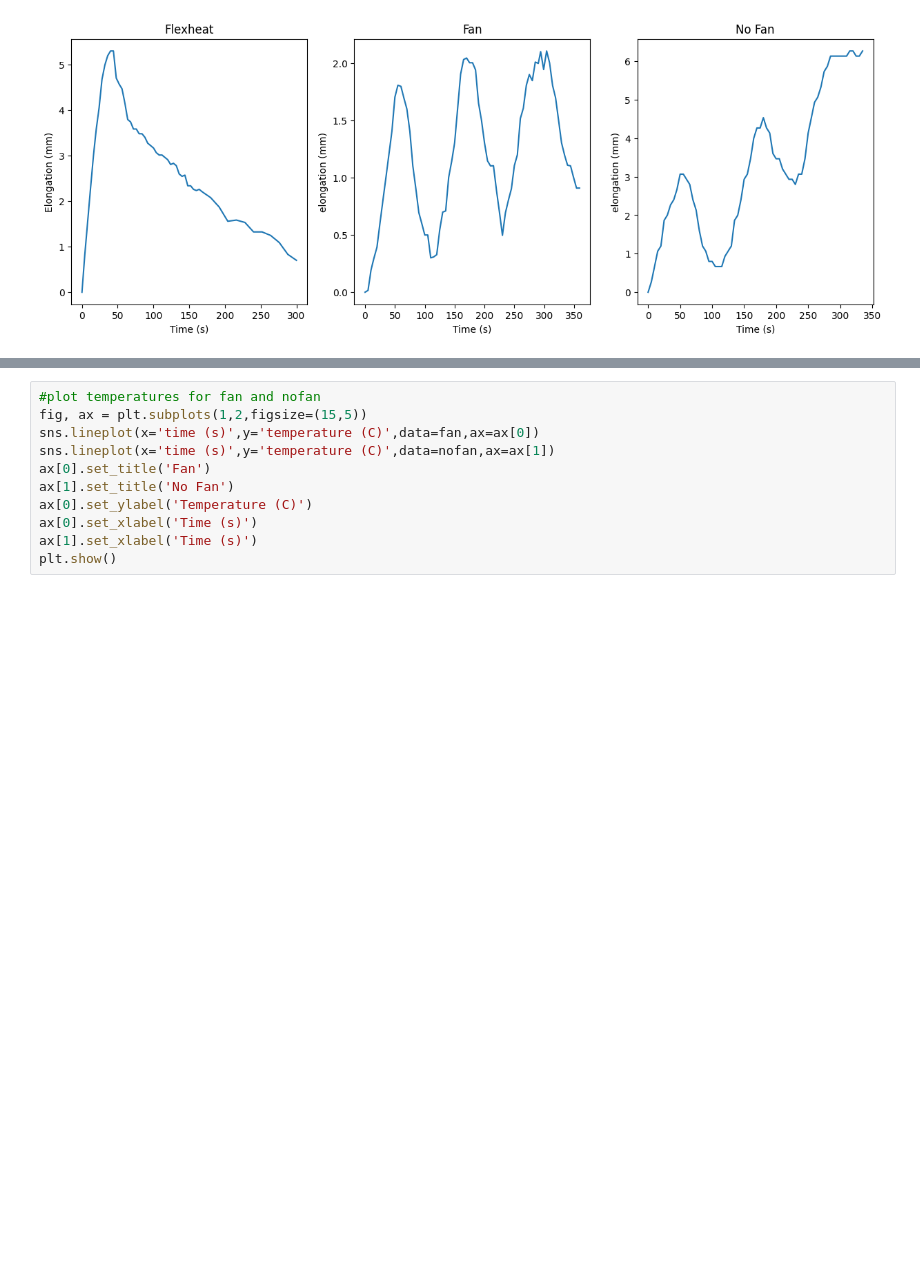
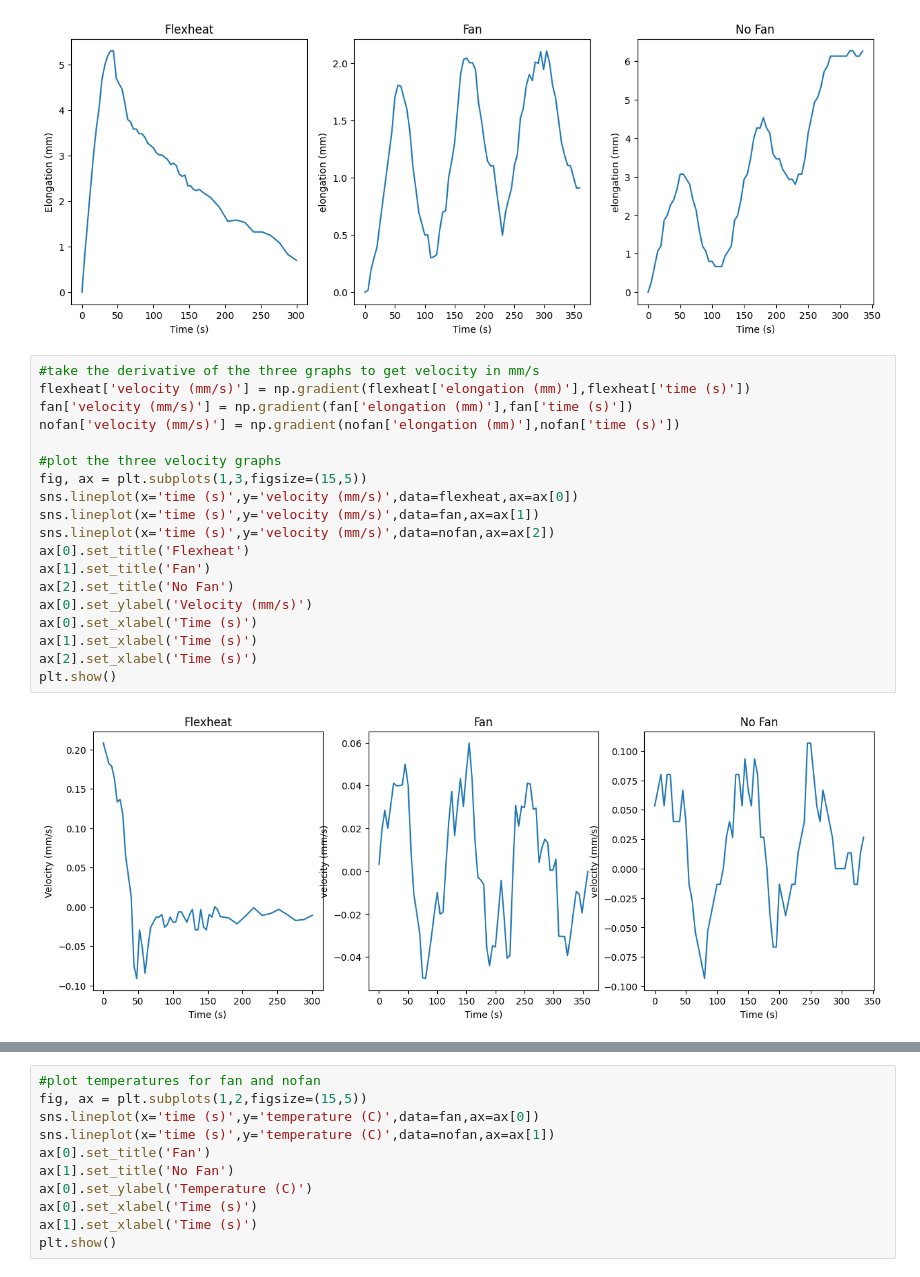
Before and after one commit to te5msride/peltier-comparisons, a Jupyter notebook: peltiercomparisons.ipynb, the cells around one changed output, grey strips where cells are left out. Saved outputs shown, nothing was run; the diff lists cells and outputs as text; blank space fills up the shorter version.

```diff
--- a/peltiercomparisons.ipynb
+++ b/peltiercomparisons.ipynb
@@ -44,3 +44,24 @@ ax[2].set_xlabel('Time (s)')
 plt.show()
 # %% [output]
 [figure]
+# %%
+#take the derivative of the three graphs to get velocity in mm/s
+flexheat['velocity (mm/s)'] = np.gradient(flexheat['elongation (mm)'],flexheat['time (s)'])
+fan['velocity (mm/s)'] = np.gradient(fan['elongation (mm)'],fan['time (s)'])
+nofan['velocity (mm/s)'] = np.gradient(nofan['elongation (mm)'],nofan['time (s)'])
+
+#plot the three velocity graphs
+fig, ax = plt.subplots(1,3,figsize=(15,5))
+sns.lineplot(x='time (s)',y='velocity (mm/s)',data=flexheat,ax=ax[0])
+sns.lineplot(x='time (s)',y='velocity (mm/s)',data=fan,ax=ax[1])
+sns.lineplot(x='time (s)',y='velocity (mm/s)',data=nofan,ax=ax[2])
+ax[0].set_title('Flexheat')
+ax[1].set_title('Fan')
+ax[2].set_title('No Fan')
+ax[0].set_ylabel('Velocity (mm/s)')
+ax[0].set_xlabel('Time (s)')
+ax[1].set_xlabel('Time (s)')
+ax[2].set_xlabel('Time (s)')
+plt.show()
+# %% [output]
+[figure, added]
```
Also changed, not shown: parts of 6 cells of this notebook.
